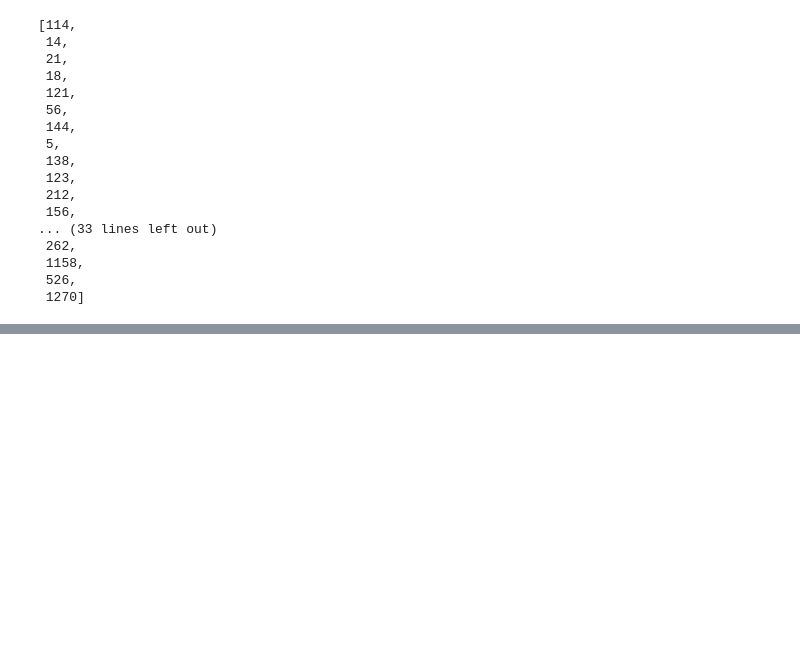
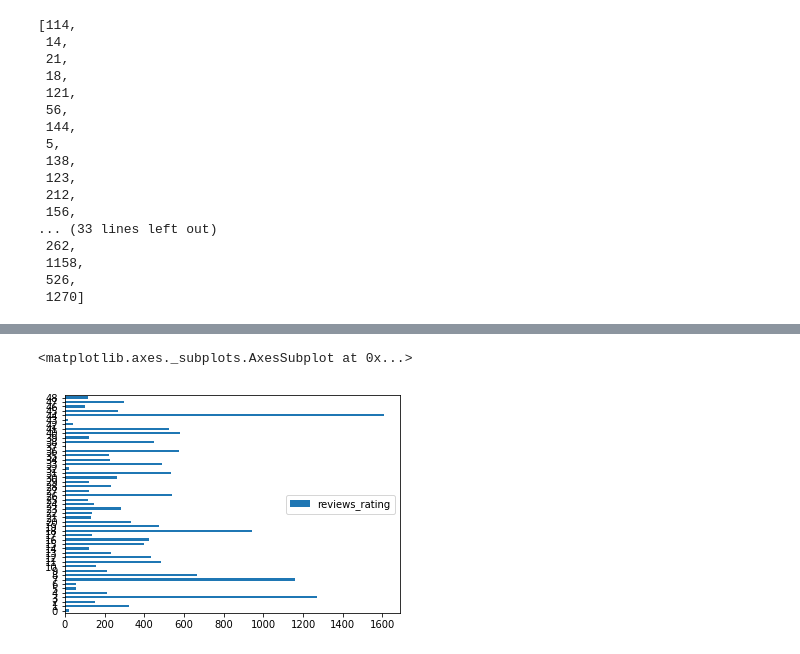
Before and after one commit to janelcv/Hotel_Rating_Analysis, a Jupyter notebook: Hotel_Ratings_Analysis-09.ipynb, the cells around one changed output, grey strips where cells are left out. Cells and saved outputs as stored; diff of their text form; code cells hidden in the pictures; blank space fills up the shorter version.

Commit message:
2nd graph (popn vs rewiewrating

```diff
--- a/Hotel_Ratings_Analysis-09.ipynb
+++ b/Hotel_Ratings_Analysis-09.ipynb
@@ -140,3 +138,9 @@ g1.head()
 | 2 | Arkansas | 149 | 149 | 149 | 149 |
 | 3 | California | 1270 | 1270 | 1270 | 1270 |
 | 4 | Colorado | 210 | 210 | 210 | 210 |
+# %%
+# Selecting only the columns that will be used in the analysis
+g2 = g1[['State','reviews_rating']]
+
+# Preview the dataframe
+g2.head()
@@ -199,0 +256,5 @@ Text(0, 0.5, 'No of Reviews')
+# %%
+g2.plot(kind='barh')
+# %% [output]
+<matplotlib.axes._subplots.AxesSubplot at 0x...>
+[figure, added]
```
Also changed, not shown: parts of 9 cells of this notebook.
